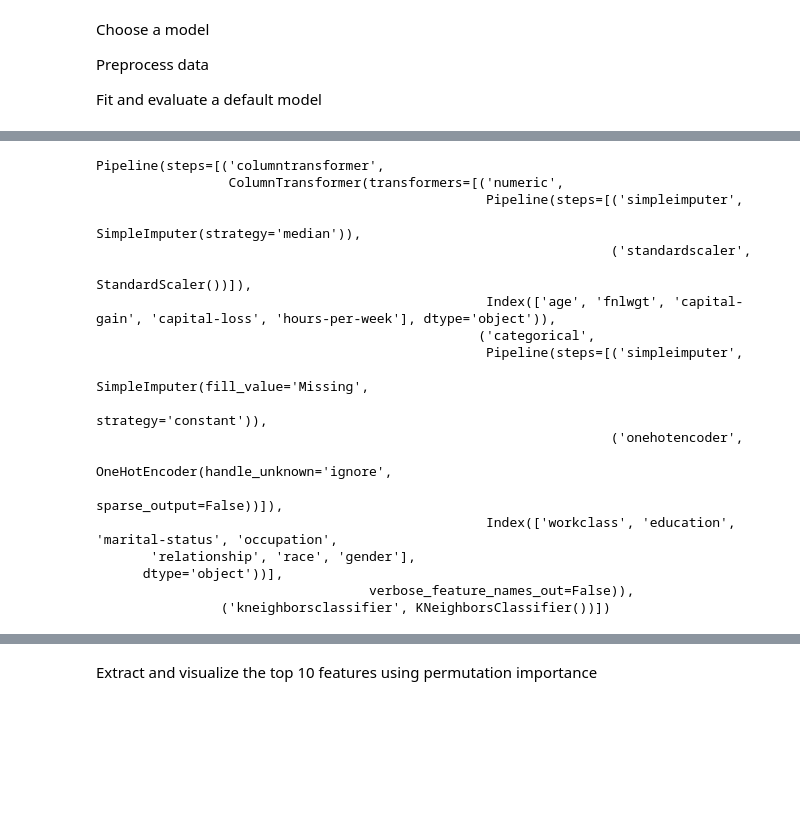
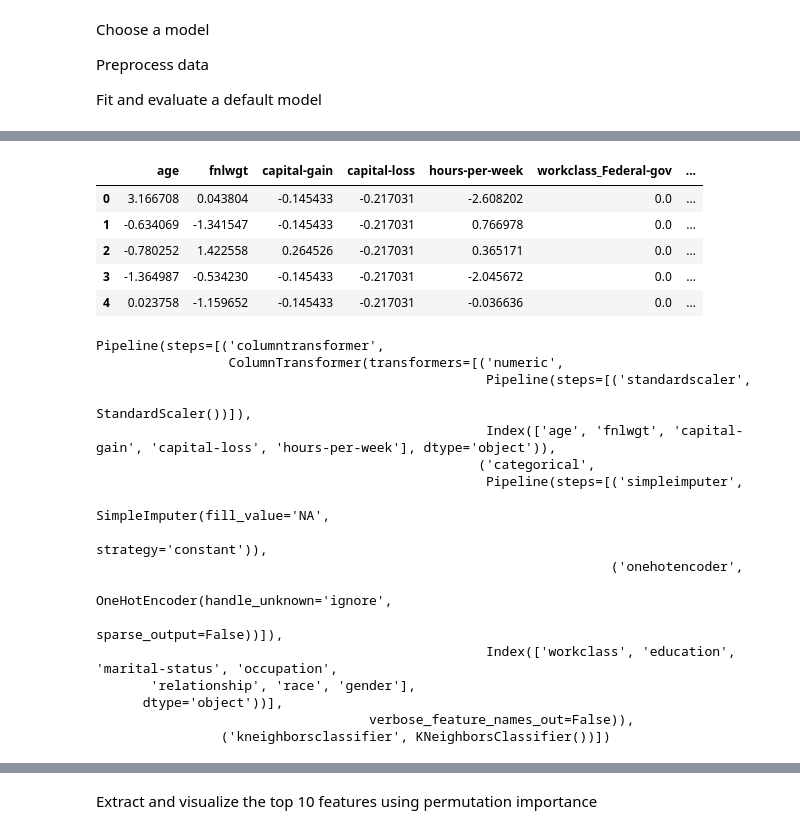
Before and after one commit to zal-developer/Intermediate-ML, a Jupyter notebook: Project_4_part_1_Zalwango_Diana_.ipynb, the cells around one changed output, grey strips where cells are left out. Cells and saved outputs as stored; diff of their text form; code cells hidden in the pictures; blank space fills up the shorter version.

```diff
--- a/Project_4_part_1_Zalwango_Diana_.ipynb
+++ b/Project_4_part_1_Zalwango_Diana_.ipynb
@@ -385,19 +402,33 @@ Numeric Columns: Index(['age', 'fnlwgt', 'capital-gain', 'capital-loss', 'hours-
+# %%
+# Get the names of the transformed features
+transformed_feature_names = col_transformer.get_feature_names_out()
+
+# Create a new DataFrame with the transformed features
+X_train_ohe = pd.DataFrame(X_train_tf, columns=transformed_feature_names)
+
+# Display the first few rows of the transformed DataFrame
+X_train_ohe.head()
+# %% [output]
+|  | age | fnlwgt | capital-gain | capital-loss | hours-per-week | workclass_Federal-gov | ... |
+| 0 | 3.166708 | 0.043804 | -0.145433 | -0.217031 | -2.608202 | 0.0 | ... |
+| 1 | -0.634069 | -1.341547 | -0.145433 | -0.217031 | 0.766978 | 0.0 | ... |
+| 2 | -0.780252 | 1.422558 | 0.264526 | -0.217031 | 0.365171 | 0.0 | ... |
+| 3 | -1.364987 | -0.534230 | -0.145433 | -0.217031 | -2.045672 | 0.0 | ... |
+| 4 | 0.023758 | -1.159652 | -0.145433 | -0.217031 | -0.036636 | 0.0 | ... |
 # %%
 # Define KNN model pipeline
-knn_pipe = make_pipeline(preprocessor, knn)
+knn_pipe = make_pipeline(col_transformer, knn)
 # Fit the model on the training data
 knn_pipe.fit(X_train, y_train)
 # %% [output]
 Pipeline(steps=[('columntransformer',
                  ColumnTransformer(transformers=[('numeric',
-                                                  Pipeline(steps=[('simpleimputer',
-                                                                   SimpleImputer(strategy='median')),
-                                                                  ('standardscaler',
+                                                  Pipeline(steps=[('standardscaler',
                                                                    StandardScaler())]),
                                                   Index(['age', 'fnlwgt', 'capital-gain', 'capital-loss', 'hours-per-week'], dtype='object')),
                                                  ('categorical',
                                                   Pipeline(steps=[('simpleimputer',
-                                                                   SimpleImputer(fill_value='Missing',
+                                                                   SimpleImputer(fill_value='NA',
                                                                                  strategy='constant')),
                                                                   ('onehotencoder',
                                                                    OneHotEncoder(handle_unknown='ignore',
```
Also changed, not shown: parts of 15 cells of this notebook.
